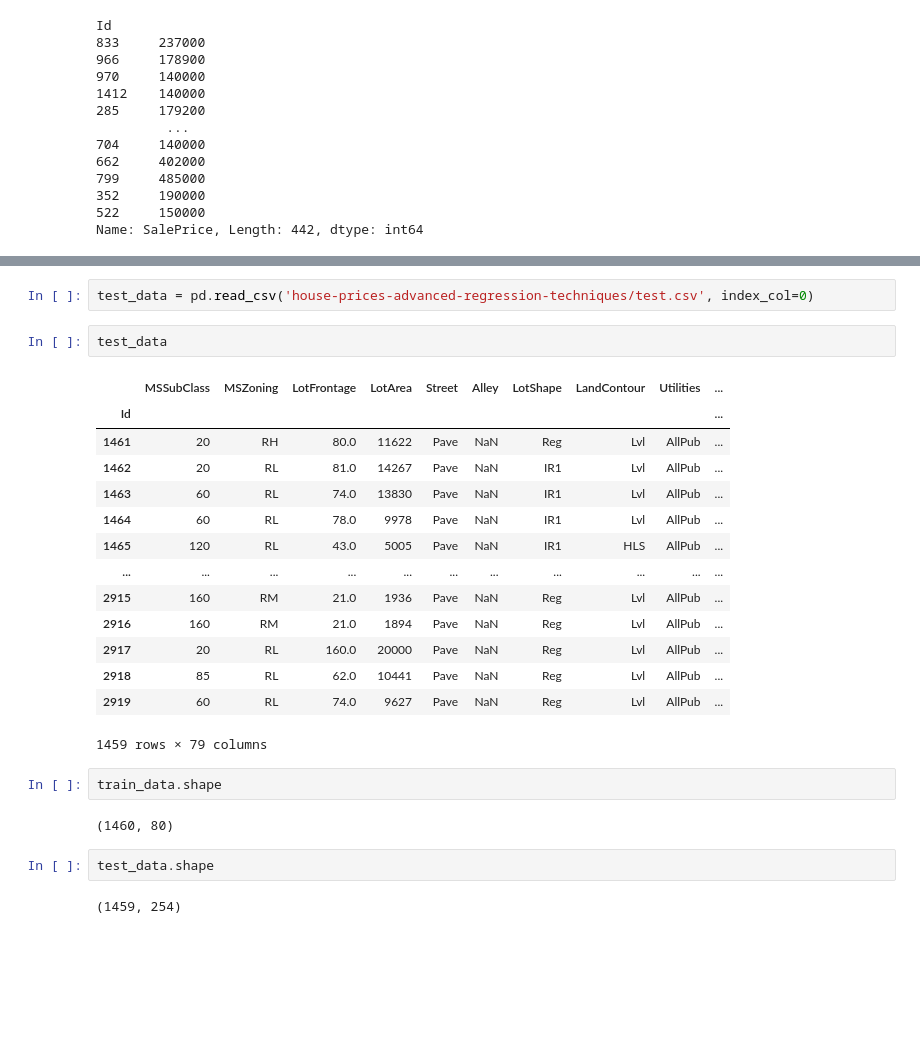
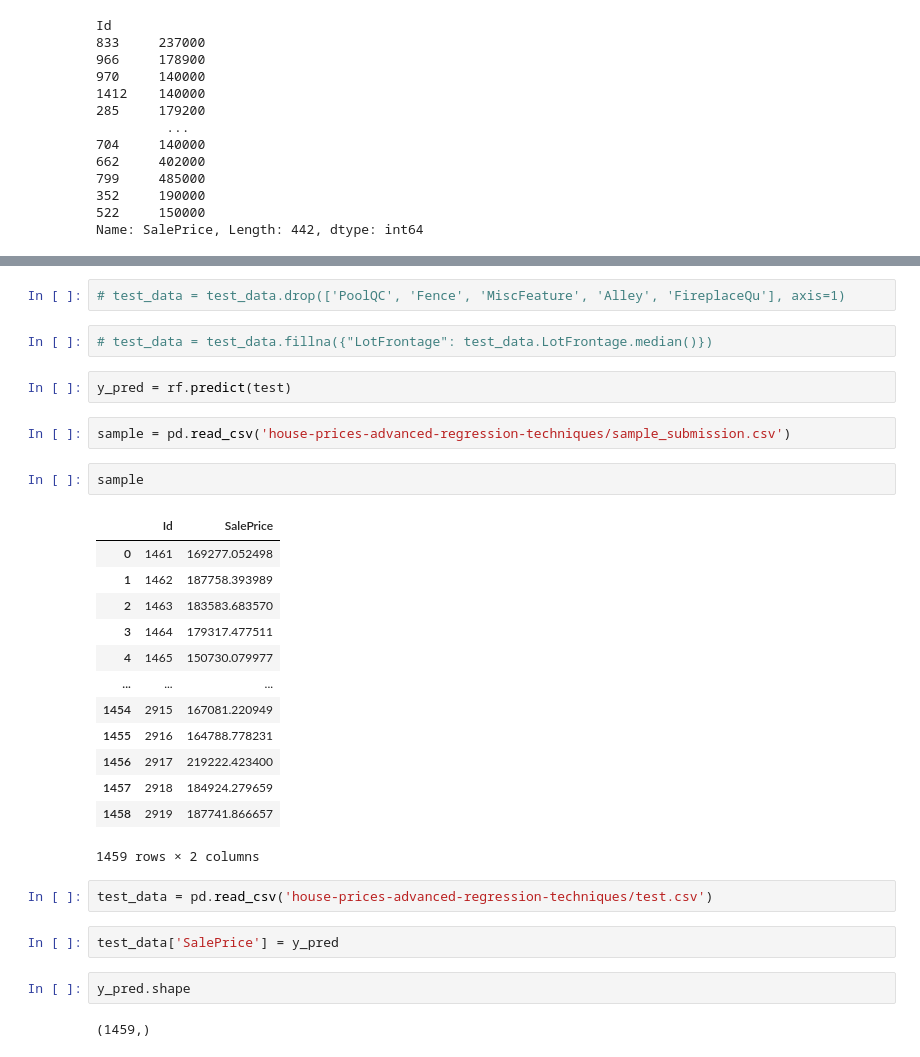
Before and after one commit to Julia117/learning_data_science, a Jupyter notebook: house_prices_advanced/house_prices.ipynb, the cells around one changed output, grey strips where cells are left out. Saved outputs shown, nothing was run; the diff lists cells and outputs as text; blank space fills up the shorter version.

```diff
--- a/house_prices_advanced/house_prices.ipynb
+++ b/house_prices_advanced/house_prices.ipynb
@@ -164,27 +294,32 @@ Name: SalePrice, Length: 442, dtype: int64
+# %%
+# test_data = test_data.drop(['PoolQC', 'Fence', 'MiscFeature', 'Alley', 'FireplaceQu'], axis=1)
+# %%
+# test_data = test_data.fillna({"LotFrontage": test_data.LotFrontage.median()})
+# %%
+y_pred = rf.predict(test)
+# %%
+sample = pd.read_csv('house-prices-advanced-regression-techniques/sample_submission.csv')
+# %%
+sample
+# %% [output]
+|  | Id | SalePrice |
+| 0 | 1461 | 169277.052498 |
+| 1 | 1462 | 187758.393989 |
+| 2 | 1463 | 183583.683570 |
+| 3 | 1464 | 179317.477511 |
+| 4 | 1465 | 150730.079977 |
+| ... | ... | ... |
+| 1454 | 2915 | 167081.220949 |
+| 1455 | 2916 | 164788.778231 |
+| 1456 | 2917 | 219222.423400 |
+| 1457 | 2918 | 184924.279659 |
+| 1458 | 2919 | 187741.866657 |
+1459 rows × 2 columns
 # %%
-test_data = pd.read_csv('house-prices-advanced-regression-techniques/test.csv', index_col=0)
+test_data = pd.read_csv('house-prices-advanced-regression-techniques/test.csv')
 # %%
-test_data
+test_data['SalePrice'] = y_pred
-# %% [output]
-|  | MSSubClass | MSZoning | LotFrontage | LotArea | Street | Alley | LotShape | LandContour | Utilities | ... |
-| Id |  |  |  |  |  |  |  |  |  | ... |
-| 1461 | 20 | RH | 80.0 | 11622 | Pave | NaN | Reg | Lvl | AllPub | ... |
-| 1462 | 20 | RL | 81.0 | 14267 | Pave | NaN | IR1 | Lvl | AllPub | ... |
-| 1463 | 60 | RL | 74.0 | 13830 | Pave | NaN | IR1 | Lvl | AllPub | ... |
-| 1464 | 60 | RL | 78.0 | 9978 | Pave | NaN | IR1 | Lvl | AllPub | ... |
-| 1465 | 120 | RL | 43.0 | 5005 | Pave | NaN | IR1 | HLS | AllPub | ... |
-| ... | ... | ... | ... | ... | ... | ... | ... | ... | ... | ... |
-| 2915 | 160 | RM | 21.0 | 1936 | Pave | NaN | Reg | Lvl | AllPub | ... |
-| 2916 | 160 | RM | 21.0 | 1894 | Pave | NaN | Reg | Lvl | AllPub | ... |
-| 2917 | 20 | RL | 160.0 | 20000 | Pave | NaN | Reg | Lvl | AllPub | ... |
-| 2918 | 85 | RL | 62.0 | 10441 | Pave | NaN | Reg | Lvl | AllPub | ... |
-| 2919 | 60 | RL | 74.0 | 9627 | Pave | NaN | Reg | Lvl | AllPub | ... |
-1459 rows × 79 columns
 # %%
-train_data.shape
+y_pred.shape
 # %% [output]
-(1460, 80)
+(1459,)
-# %%
-test_data.shape
-# %% [output]
-(1459, 254)
```
Also changed, not shown: parts of 46 cells of this notebook.
